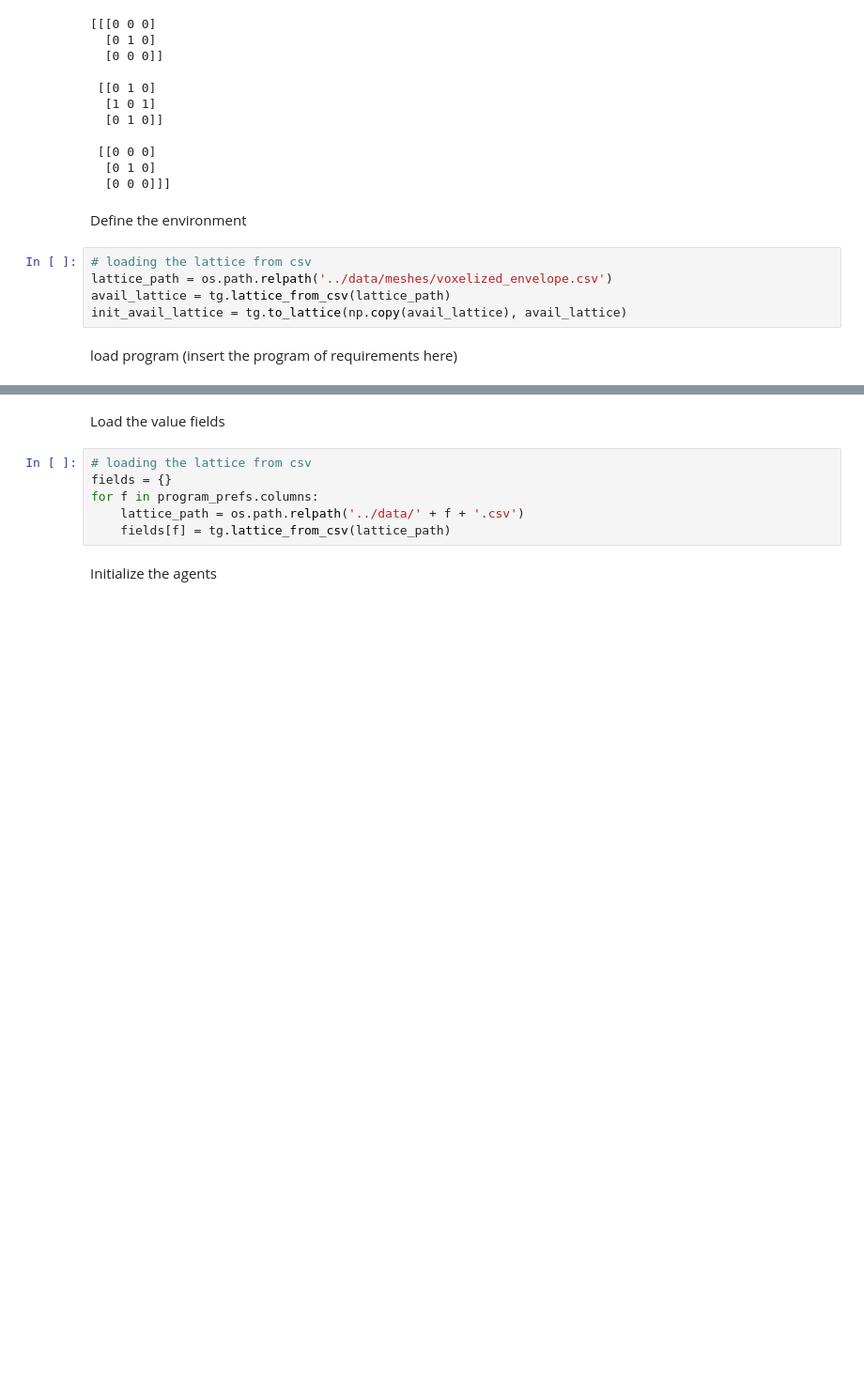
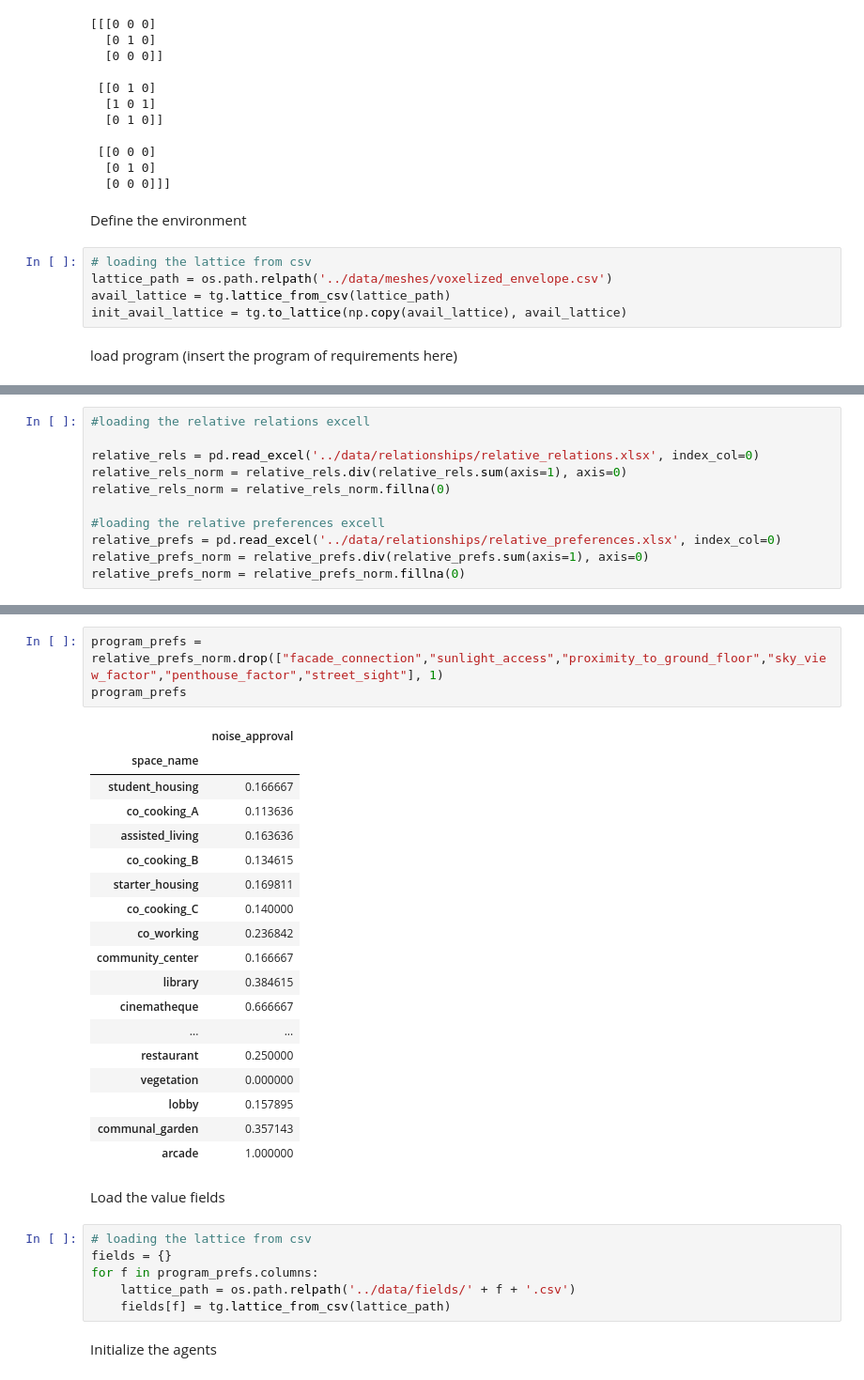
Before and after one commit to shervinazadi/spatial_computing_project_template, a Jupyter notebook: scripts/agents.ipynb, the cells around one changed output, grey strips where cells are left out. Shown at 94% size. Cells and saved outputs as stored; diff of their text form; blank space fills up the shorter version.

```diff
--- a/scripts/agents.ipynb
+++ b/scripts/agents.ipynb
@@ -55,0 +44,11 @@ NameError: name 'program_complete' is not defined
+# %%
+#loading the relative relations excell
+
+relative_rels = pd.read_excel('../data/relationships/relative_relations.xlsx', index_col=0)
+relative_rels_norm = relative_rels.div(relative_rels.sum(axis=1), axis=0)
+relative_rels_norm = relative_rels_norm.fillna(0)
+
+#loading the relative preferences excell
+relative_prefs = pd.read_excel('../data/relationships/relative_preferences.xlsx', index_col=0)
+relative_prefs_norm = relative_prefs.div(relative_prefs.sum(axis=1), axis=0)
+relative_prefs_norm = relative_prefs_norm.fillna(0)
@@ -56,10 +83,32 @@ NameError: name 'program_complete' is not defined
+# %%
+program_prefs = relative_prefs_norm.drop(["facade_connection","sunlight_access","proximity_to_ground_floor","sky_view_factor","penthouse_factor","street_sight"], 1)
+program_prefs
+# %% [output]
+|  | noise_approval |
+| space_name |  |
+| student_housing | 0.166667 |
+| co_cooking_A | 0.113636 |
+| assisted_living | 0.163636 |
+| co_cooking_B | 0.134615 |
+| starter_housing | 0.169811 |
+| co_cooking_C | 0.140000 |
+| co_working | 0.236842 |
+| community_center | 0.166667 |
+| library | 0.384615 |
+| cinematheque | 0.666667 |
+| ... | ... |
+| restaurant | 0.250000 |
+| vegetation | 0.000000 |
+| lobby | 0.157895 |
+| communal_garden | 0.357143 |
+| arcade | 1.000000 |
 # %% [markdown]
 Load the value fields
 # %%
 # loading the lattice from csv
 fields = {}
 for f in program_prefs.columns:
-    lattice_path = os.path.relpath('../data/' + f + '.csv')
+    lattice_path = os.path.relpath('../data/fields/' + f + '.csv')
     fields[f] = tg.lattice_from_csv(lattice_path)
 # %% [markdown]
 Initialize the agents
```
Also changed, not shown: parts of 15 cells of this notebook, 2 other files.
